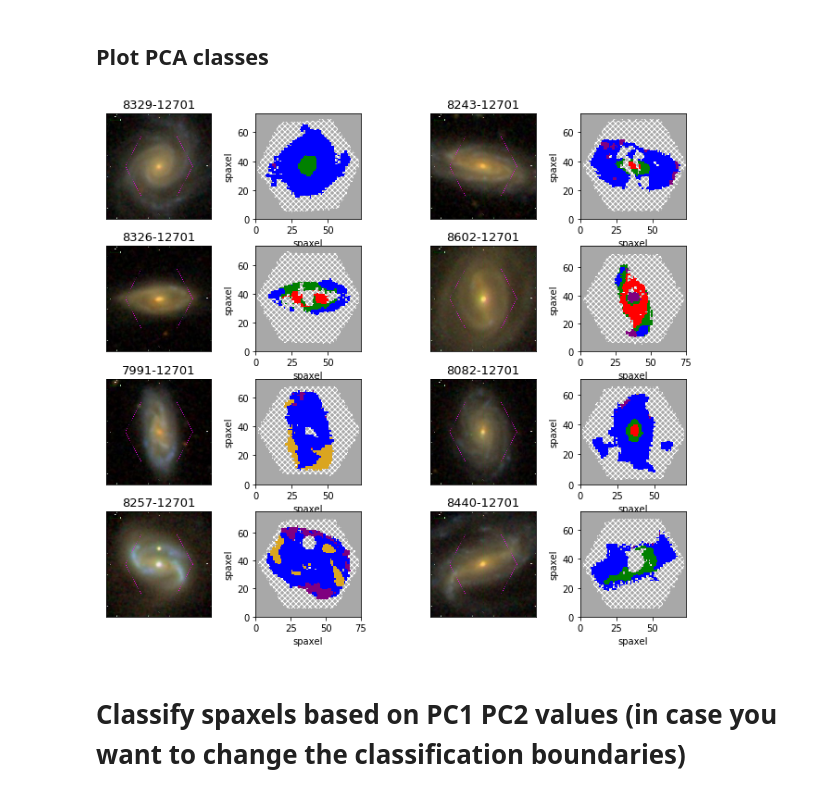
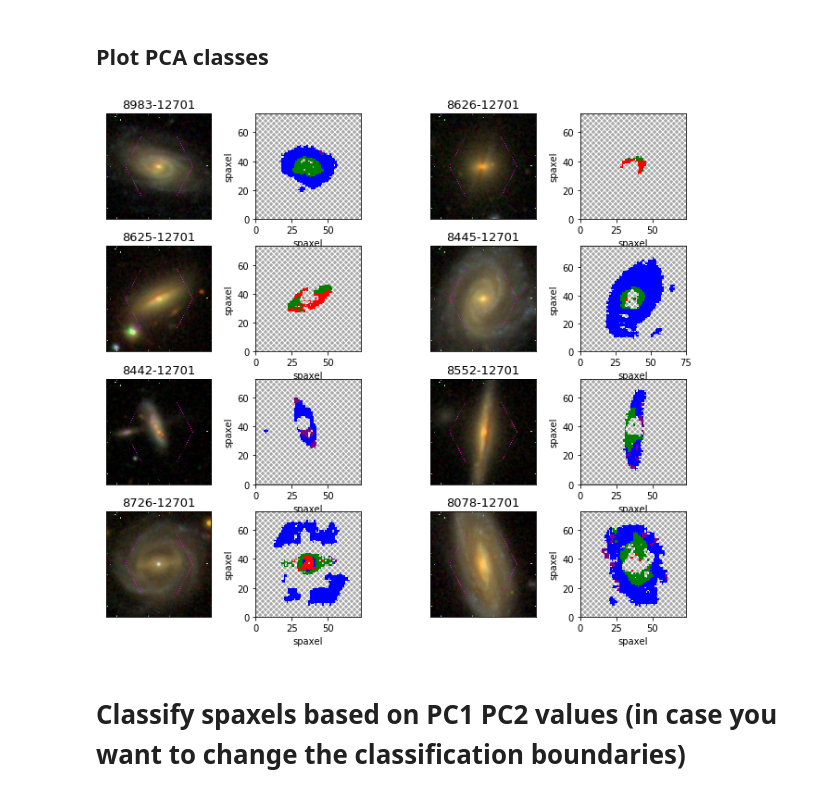
Before and after one commit to KateRowlands/old_MaNGA-PCA, a Jupyter notebook: PCA plotting example.ipynb, the cells around one changed output. Saved outputs shown, nothing was run; the diff lists cells and outputs as text; code cells hidden in the pictures.

```diff
--- a/PCA plotting example.ipynb
+++ b/PCA plotting example.ipynb
@@ -21,13 +21,13 @@ config.download = True
 dir = '/data/kate/MaNGA/'
 fig_dir = dir+'FIGS/'
 # %%
-cat = fits.open(dir+'DATA/drpall-v2_0_1_gals.fits')
+cat = fits.open(dir+'DATA/MPL6/drpall-v2_3_1_gals.fits')
 tbdata = cat[1].data
 cat.close()
 
 #Remove bad IFUs with critical flags
 DRP3QUAL = tbdata.field('DRP3QUAL')
-ind_good = np.where((DRP3QUAL < 300)) #2779 -> 2742
+ind_good = np.where((DRP3QUAL < 300) & (tbdata.field('nsa_z') > 0.))
 
 plateifu = tbdata.field('plateifu')[ind_good]
 z = tbdata.field('nsa_z')[ind_good]
@@ -62,37 +62,37 @@ for i in range(n_select):
         #Plot SDSS image
         image = showImage(plateifu=plateifu[ind], show_image=False)
         img = axs[i, j*2].imshow(image)
         axs[i, j*2].set_title(str(plateifu[ind]), fontsize=13)
         axs[i, j*2].get_xaxis().set_visible(False) #Suppress tick labels
         axs[i, j*2].get_yaxis().set_visible(False)
 
         #Plot PCA class map
-        hdu = fits.open('/data/kate/MaNGA/PCA_results/manga-'+plateifu[ind]+'_PCA.fits.gz')
+        hdu = fits.open(dir+'PCA_results_MPL6_fits/manga-'+plateifu[ind]+'_PCA.fits.gz')
         sfh_class = hdu['classmap'].data.T #Need to transpose to get array the right way up. Others don't need it.
         sfh_class = np.ma.MaskedArray(sfh_class, mask=sfh_class < 0) #Mask junk
 
         #Apply quality mask
         PCA_SNR_masked = np.ma.MaskedArray(sfh_class, mask=hdu['qualmask'].data.T == 1)
 
         #Define no coverage (edge of IFU) from Halpha map (can use any map).
         maps = Maps(plateifu=plateifu[ind])
         ha = maps['emline_gflux_ha_6564']
-        nocov = mapplot.no_coverage_mask(mask=ha.mask, bit=0, ivar=ha.ivar)
+        nocov = ha.pixmask.get_mask('NOCOV')
 
         #Bad data from qualmask
-        bad_data = np.ma.getmaskarray(PCA_SNR_masked) * 2**30
+        bad_data = np.ma.getmaskarray(PCA_SNR_masked) * ha.pixmask.labels_to_value('DONOTUSE')
 
         #Combine with coverage mask
         mask = nocov | bad_data
 
         fig, ax, cb = mapplot.plot(value=PCA_SNR_masked, mask=mask, \
                      cmap=cmap, fig=fig, ax=axs[i, (j*2)+1], cbrange=(1,5), return_cb=True)
         cb.remove() #Remove colour bar
 
 plt.savefig(fig_dir+'Example_PCA2.pdf', bbox_inches='tight')
 plt.show()
 # %% [output]
-[figure, old version]
+[figure, new version]
 # %% [markdown]
 # Classify spaxels based on PC1 PC2 values (in case you want to change the classification boundaries)
 # %%
```
Also changed, not shown: parts of 5 cells of this notebook, 1 other file.
